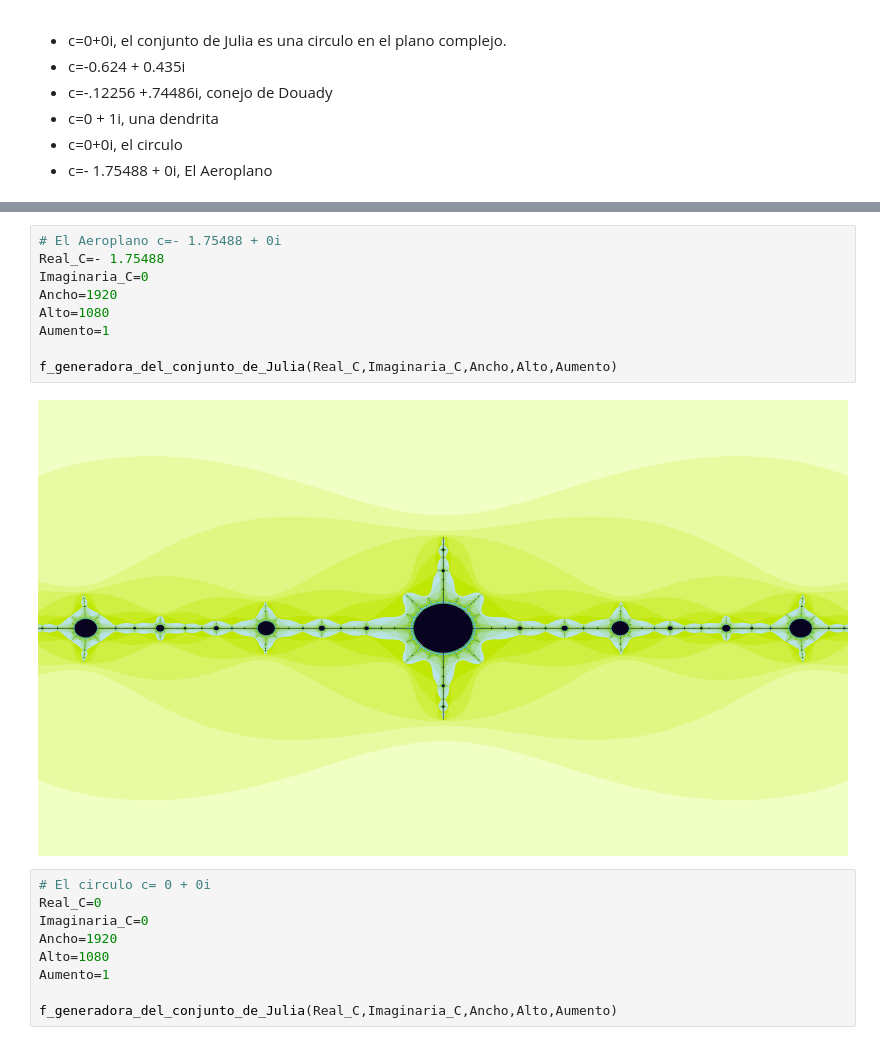
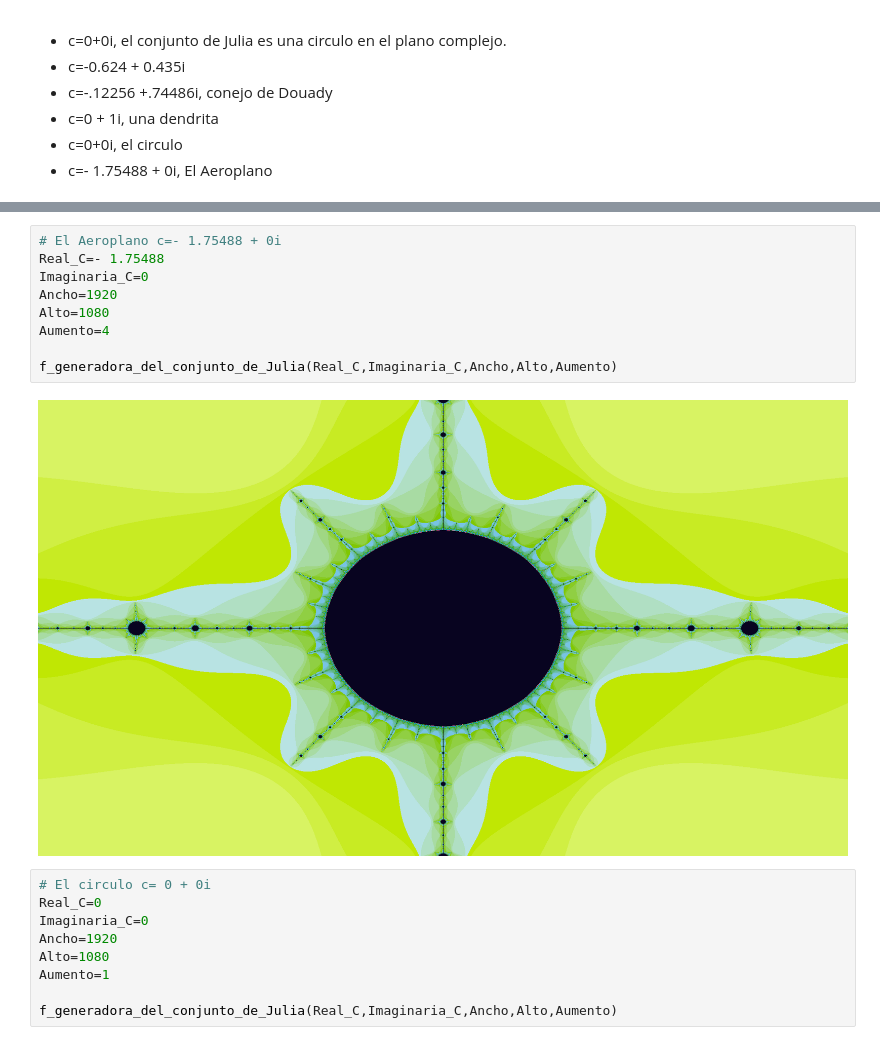
Before and after one commit to lbermudezn/Introduccion_Dinamica_Compleja, a Jupyter notebook: Introduccion_Dinamica_Compleja.ipynb, the cells around one changed output, grey strips where cells are left out. Drawn from its saved outputs; the diff is of its cells as text.

```diff
--- a/Introduccion_Dinamica_Compleja.ipynb
+++ b/Introduccion_Dinamica_Compleja.ipynb
@@ -129,14 +150,14 @@ f_generadora_del_conjunto_de_Julia(Real_C,Imaginaria_C,Ancho,Alto,Aumento)
 # %%
 # El Aeroplano c=- 1.75488 + 0i
 Real_C=- 1.75488
 Imaginaria_C=0
 Ancho=1920
 Alto=1080
-Aumento=1
+Aumento=4
 
 f_generadora_del_conjunto_de_Julia(Real_C,Imaginaria_C,Ancho,Alto,Aumento)
 # %% [output]
-[figure, old version]
+[figure, new version]
 # %%
 # El circulo c= 0 + 0i
 Real_C=0
```
Also changed, not shown: parts of 8 cells of this notebook.
